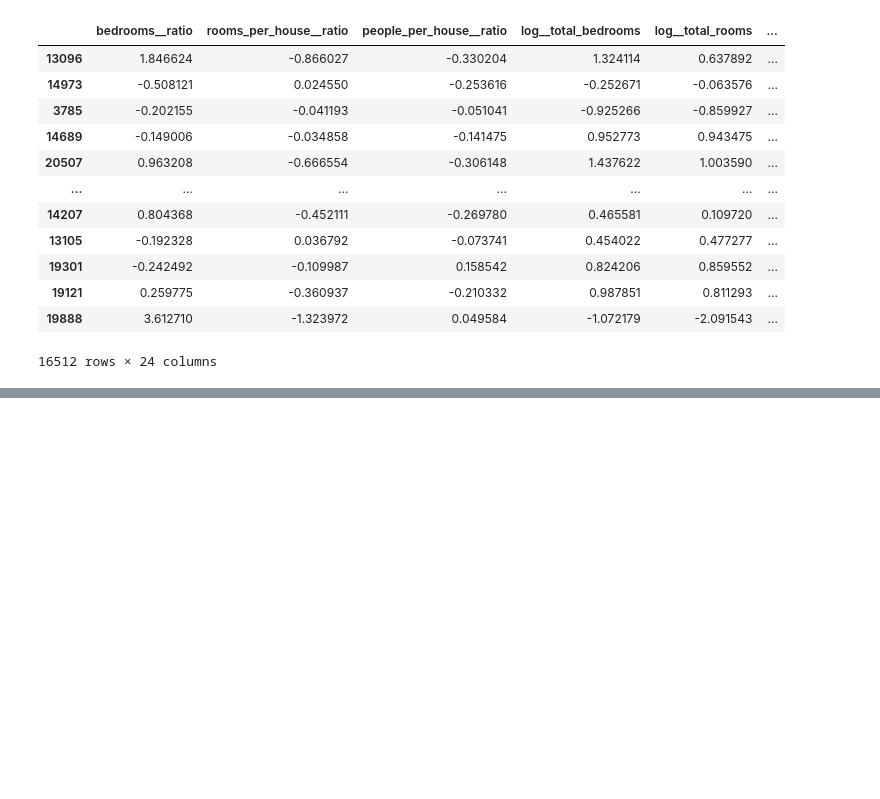
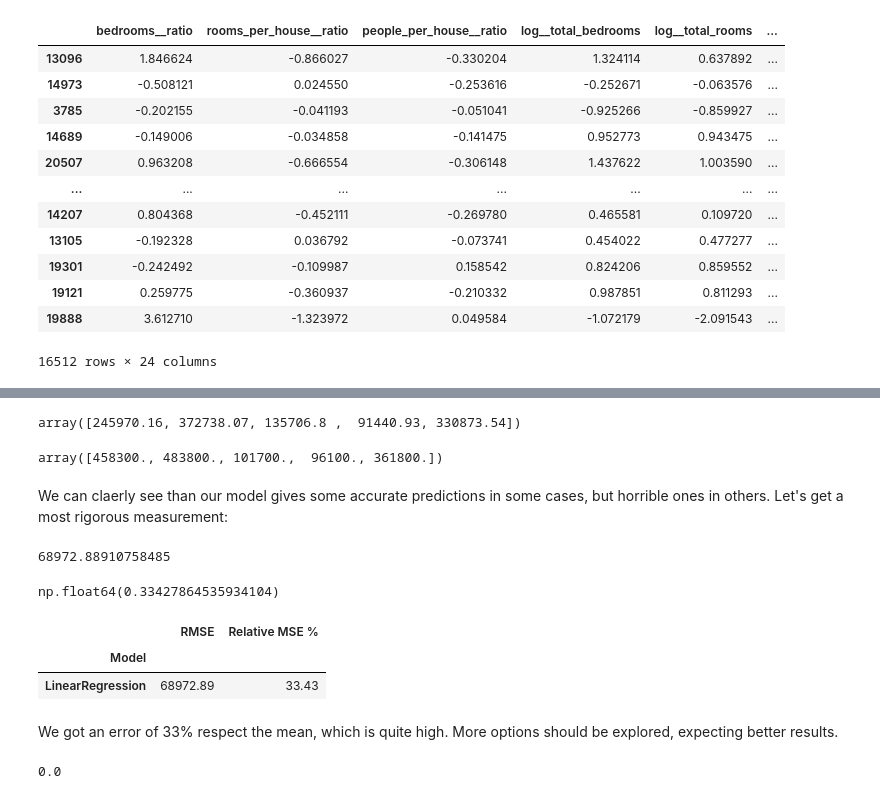
Before and after one commit to oscarguillen-ml/ML-Internship-Portfolio, a Jupyter notebook: 01-california-housing-end-to-end/california_housing.ipynb, the cells around one changed output, grey strips where cells are left out. Saved outputs shown, nothing was run; the diff lists cells and outputs as text; code cells hidden in the pictures; blank space fills up the shorter version.

```diff
--- a/01-california-housing-end-to-end/california_housing.ipynb
+++ b/01-california-housing-end-to-end/california_housing.ipynb
@@ -639,0 +647,53 @@ df_housing_prepared
+# %%
+housing_predictions = lin_reg.predict(housing)
+housing_predictions[:5].round(2)
+# %% [output]
+array([245970.16, 372738.07, 135706.8 ,  91440.93, 330873.54])
+# %%
+housing_labels[:5].values
+# %% [output]
+array([458300., 483800., 101700.,  96100., 361800.])
+# %% [markdown]
+We can claerly see than our model gives some accurate predictions in some cases, but horrible ones in others. Let's get a most rigorous measurement:
+# %%
+from sklearn.metrics import root_mean_squared_error
+
+lin_rmse= root_mean_squared_error(housing_labels, housing_predictions)
+lin_rmse
+# %% [output]
+68972.88910758485
+# %%
+lin_rmse/np.mean(housing_labels)
+# %% [output]
+np.float64(0.33427864535934104)
+# %%
+results_dict=[]
+
+def adding_results(rmse,ModelName):
+    results_dict.append({
+        'Model':ModelName,
+        'RMSE': rmse,
+        'Relative MSE %': rmse*100/np.mean(housing_labels)})
+
+adding_results(lin_rmse,'LinearRegression')
+
+df_results = pd.DataFrame(results_dict).set_index('Model').round(2)
+
+df_results
+# %% [output]
+|  | RMSE | Relative MSE % |
+| Model |  |  |
+| LinearRegression | 68972.89 | 33.43 |
+# %% [markdown]
+We got an error of 33% respect the mean, which is quite high. More options should be explored, expecting better results.
+# %%
+from sklearn.tree import DecisionTreeRegressor
+
+tree_reg= make_pipeline(preprocessing, DecisionTreeRegressor(random_state=42))
+tree_reg.fit(housing,housing_labels)
+
+housing_predictions=tree_reg.predict(housing)
+tree_rmse= root_mean_squared_error(housing_labels,housing_predictions)
+tree_rmse
+# %% [output]
+0.0
```
Also changed, not shown: parts of 16 cells of this notebook.
